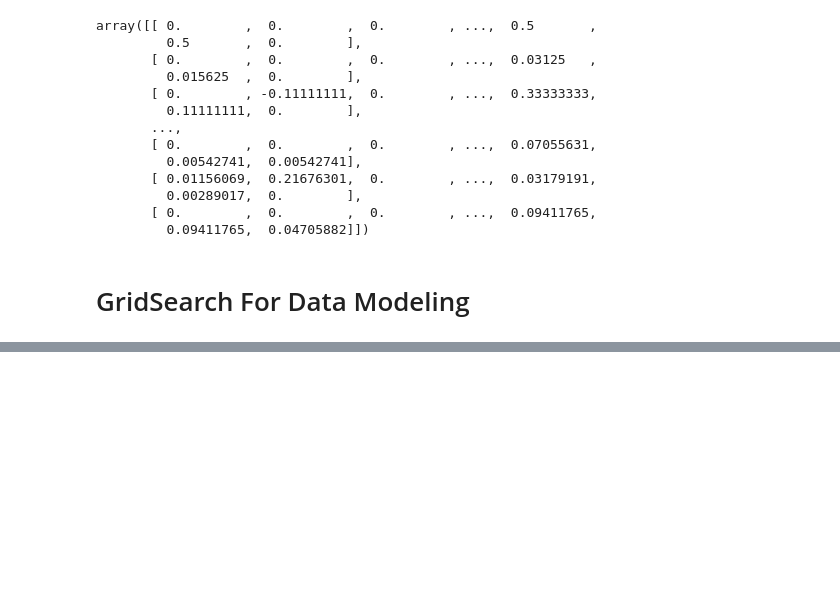
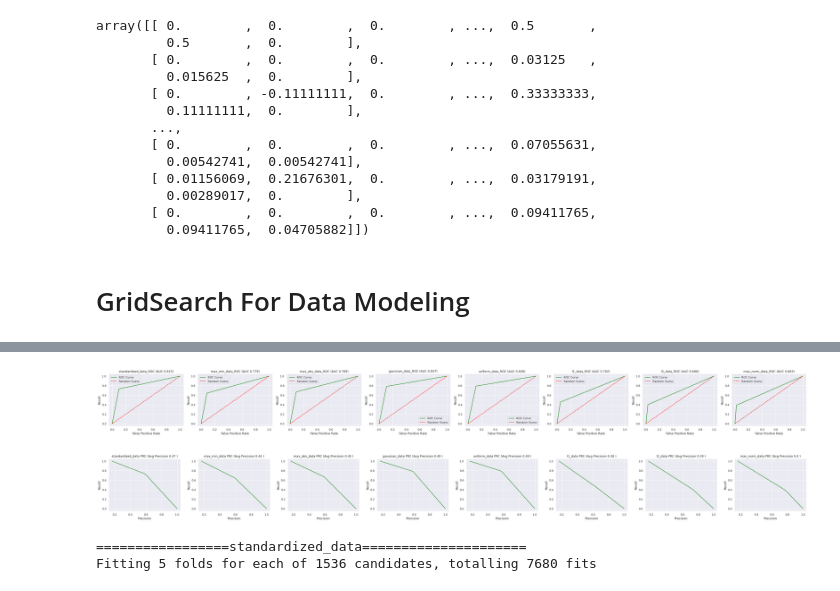
Before and after one commit to mlmaster1995/machine-learning-portforlio-python, a Jupyter notebook: online_shoppers_intention/Data Modeling.ipynb, the cells around one changed output, grey strips where cells are left out. Saved outputs shown, nothing was run; the diff lists cells and outputs as text; code cells hidden in the pictures; blank space fills up the shorter version.

```diff
--- a/online_shoppers_intention/Data Modeling.ipynb
+++ b/online_shoppers_intention/Data Modeling.ipynb
@@ -356,0 +466,34 @@ Fitting 5 folds for each of 200 candidates, totalling 1000 fits
+# %%
+plot_roc_curve(complete_data_dict, best_roc, best_scores)
+# %% [output]
+[figure, added]
+# %%
+plot_precision_recall_curve(complete_data_dict, best_pre_rec, best_scores)
+# %% [output]
+[figure, added]
+# %%
+"""Random Forests Grid Search Under Each Scaled Data"""
+rfc_params={
+    'n_estimators':[100, 300, 500, 600],
+    'criterion':['gini','entropy'],
+    'max_depth':[None],
+    'min_samples_split':[2,5,8,10],
+    'min_samples_leaf':[1,3,5,7],
+    'max_features':['sqrt','log2',None],
+    'ccp_alpha':np.linspace(0,0.035,4).tolist(),
+}
+
+rf_classifier = RandomForestClassifier(bootstrap=True,
+                                      oob_score=True,
+                                      n_jobs=-1,
+                                      random_state=123,
+                                      verbose=1,
+                                      warm_start=False,
+                                      class_weight='balanced',
+                                      max_samples=None)
+
+path=f"{root_path}/rfc_best_params.pkl"
+best_params, best_scores, best_model, best_matrix, best_roc, best_pre_rec= grid_search_params(complete_data_dict, data_label, rfc_params, rf_classifier, path, cv=5)
+# %% [output]
+=================standardized_data=====================
+Fitting 5 folds for each of 1536 candidates, totalling 7680 fits
```
Also changed, not shown: parts of 32 cells of this notebook, 1 other file.
